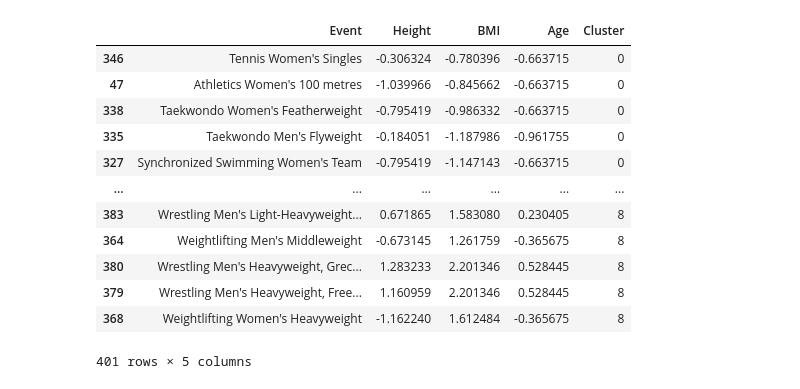
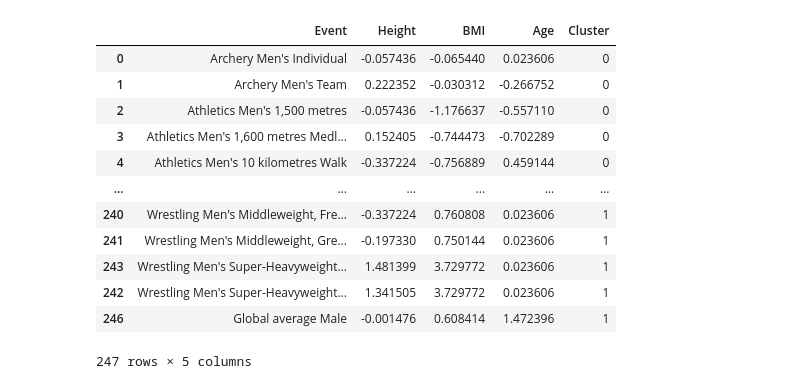
Before and after one commit to Luna-v0/olympic-analyses, a Jupyter notebook: pergunta_3.ipynb, the cells around one changed output. Drawn from its saved outputs; the diff is of its cells as text; code cells hidden in the pictures.

```diff
--- a/pergunta_3.ipynb
+++ b/pergunta_3.ipynb
@@ -9,0 +16,18 @@ bio_by_sport = df.groupby(['Event'])[used_columns].median().reset_index()
+# %%
+from sklearn.preprocessing import StandardScaler
+
+columns_to_normalize = ['Height', 'BMI', 'Age']
+
+scaler = StandardScaler()
+
+means_male = bio_by_sport_male[columns_to_normalize].mean()
+stdvs_male = bio_by_sport_male[columns_to_normalize].std()
+means_female = bio_by_sport_female[columns_to_normalize].mean()
+stdvs_female = bio_by_sport_female[columns_to_normalize].std()
+
+bio_by_sport_male[columns_to_normalize] = scaler.fit_transform(bio_by_sport_male[columns_to_normalize])
+bio_by_sport_female[columns_to_normalize] = scaler.fit_transform(bio_by_sport_female[columns_to_normalize])
+
+
+bio_by_sport_male.head()
+bio_by_sport_female.head()
@@ -10,25 +91,25 @@ bio_by_sport = df.groupby(['Event'])[used_columns].median().reset_index()
 # %%
 # Define average values for males and females
-AVG_HEIGHT_MALE = 178.4  # cm
-AVG_BMI_MALE = 25.5
-AVG_AGE_MALE = 31
+AVG_HEIGHT_MALE = (178.4 - means_male["Height"]) / stdvs_male["Height"]  # cm
+AVG_BMI_MALE = (25.5 - means_male["BMI"]) / stdvs_male["BMI"]
+AVG_AGE_MALE = (31 - means_male["Age"]) / stdvs_male["Age"]
 
-AVG_HEIGHT_FEMALE = 164.7  # cm
-AVG_BMI_FEMALE = 24.7
-AVG_AGE_FEMALE = 32
+AVG_HEIGHT_FEMALE = (164.7 - means_female["Height"]) / stdvs_female["Height"]
+AVG_BMI_FEMALE = (24.7 - means_female["BMI"]) / stdvs_female["BMI"]
+AVG_AGE_FEMALE = (32 - means_female["Age"]) / stdvs_female["Age"]
 
 # Append global averages for both males and females
-bio_by_sport = bio_by_sport._append({'Event': 'Global average Male',
+bio_by_sport_male = bio_by_sport_male._append({'Event': 'Global average Male',
                                       'Height': AVG_HEIGHT_MALE,
                                       'BMI': AVG_BMI_MALE,
                                       'Age': AVG_AGE_MALE}, ignore_index=True)
 
-bio_by_sport = bio_by_sport._append({'Event': 'Global average Female',
+bio_by_sport_female = bio_by_sport_female._append({'Event': 'Global average Female',
                                       'Height': AVG_HEIGHT_FEMALE,
                                       'BMI': AVG_BMI_FEMALE,
                                       'Age': AVG_AGE_FEMALE}, ignore_index=True)
 
 # Display the updated DataFrame
-bio_by_sport.head()
+bio_by_sport_male.head()
 # %% [output]
 |  | Event | Height | BMI | Age |
@@ -80,18 +121,18 @@ silhouette_scores_df.sort_values(by='Score')
 # %%
-kmeans = KMeans(n_clusters=9, random_state=42)
-bio_by_sport['Cluster'] = kmeans.fit_predict(bio_by_sport[used_columns])
-bio_by_sport.sort_values(by='Cluster')
+kmeans = KMeans(n_clusters=2, random_state=42)
+bio_by_sport_male['Cluster'] = kmeans.fit_predict(bio_by_sport_male[used_columns])
+bio_by_sport_male.sort_values(by='Cluster')
 # %% [output]
 |  | Event | Height | BMI | Age | Cluster |
-| 346 | Tennis Women's Singles | -0.306324 | -0.780396 | -0.663715 | 0 |
-| 47 | Athletics Women's 100 metres | -1.039966 | -0.845662 | -0.663715 | 0 |
-| 338 | Taekwondo Women's Featherweight | -0.795419 | -0.986332 | -0.663715 | 0 |
-| 335 | Taekwondo Men's Flyweight | -0.184051 | -1.187986 | -0.961755 | 0 |
-| 327 | Synchronized Swimming Women's Team | -0.795419 | -1.147143 | -0.663715 | 0 |
+| 0 | Archery Men's Individual | -0.057436 | -0.065440 | 0.023606 | 0 |
+| 1 | Archery Men's Team | 0.222352 | -0.030312 | -0.266752 | 0 |
+| 2 | Athletics Men's 1,500 metres | -0.057436 | -1.176637 | -0.557110 | 0 |
+| 3 | Athletics Men's 1,600 metres Medl... | 0.152405 | -0.744473 | -0.702289 | 0 |
+| 4 | Athletics Men's 10 kilometres Walk | -0.337224 | -0.756889 | 0.459144 | 0 |
 | ... | ... | ... | ... | ... | ... |
-| 383 | Wrestling Men's Light-Heavyweight... | 0.671865 | 1.583080 | 0.230405 | 8 |
-| 364 | Weightlifting Men's Middleweight | -0.673145 | 1.261759 | -0.365675 | 8 |
-| 380 | Wrestling Men's Heavyweight, Grec... | 1.283233 | 2.201346 | 0.528445 | 8 |
-| 379 | Wrestling Men's Heavyweight, Free... | 1.160959 | 2.201346 | 0.528445 | 8 |
-| 368 | Weightlifting Women's Heavyweight | -1.162240 | 1.612484 | -0.365675 | 8 |
+| 240 | Wrestling Men's Middleweight, Fre... | -0.337224 | 0.760808 | 0.023606 | 1 |
+| 241 | Wrestling Men's Middleweight, Gre... | -0.197330 | 0.750144 | 0.023606 | 1 |
+| 243 | Wrestling Men's Super-Heavyweight... | 1.481399 | 3.729772 | 0.023606 | 1 |
+| 242 | Wrestling Men's Super-Heavyweight... | 1.341505 | 3.729772 | 0.023606 | 1 |
+| 246 | Global average Male | -0.001476 | 0.608414 | 1.472396 | 1 |
-401 rows × 5 columns
+247 rows × 5 columns
```
Also changed, not shown: parts of 14 cells of this notebook.
